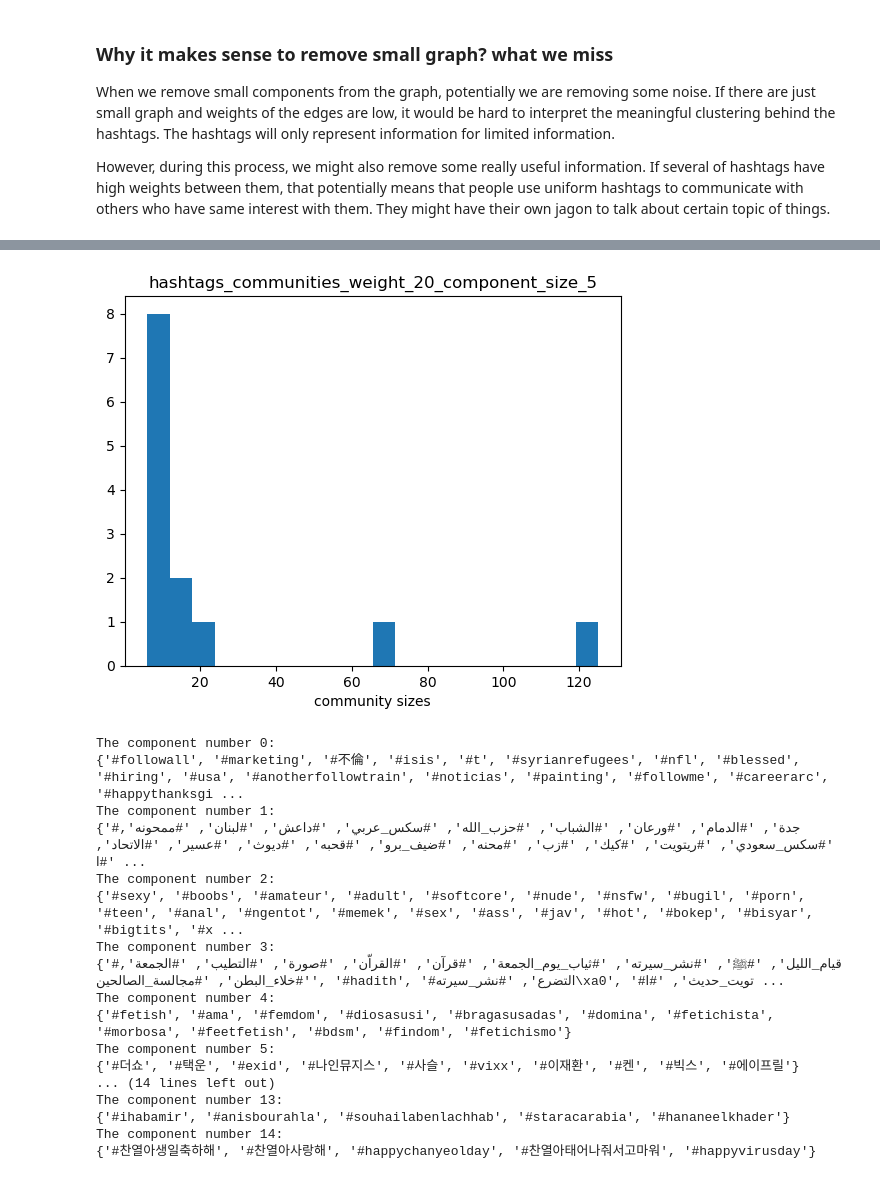
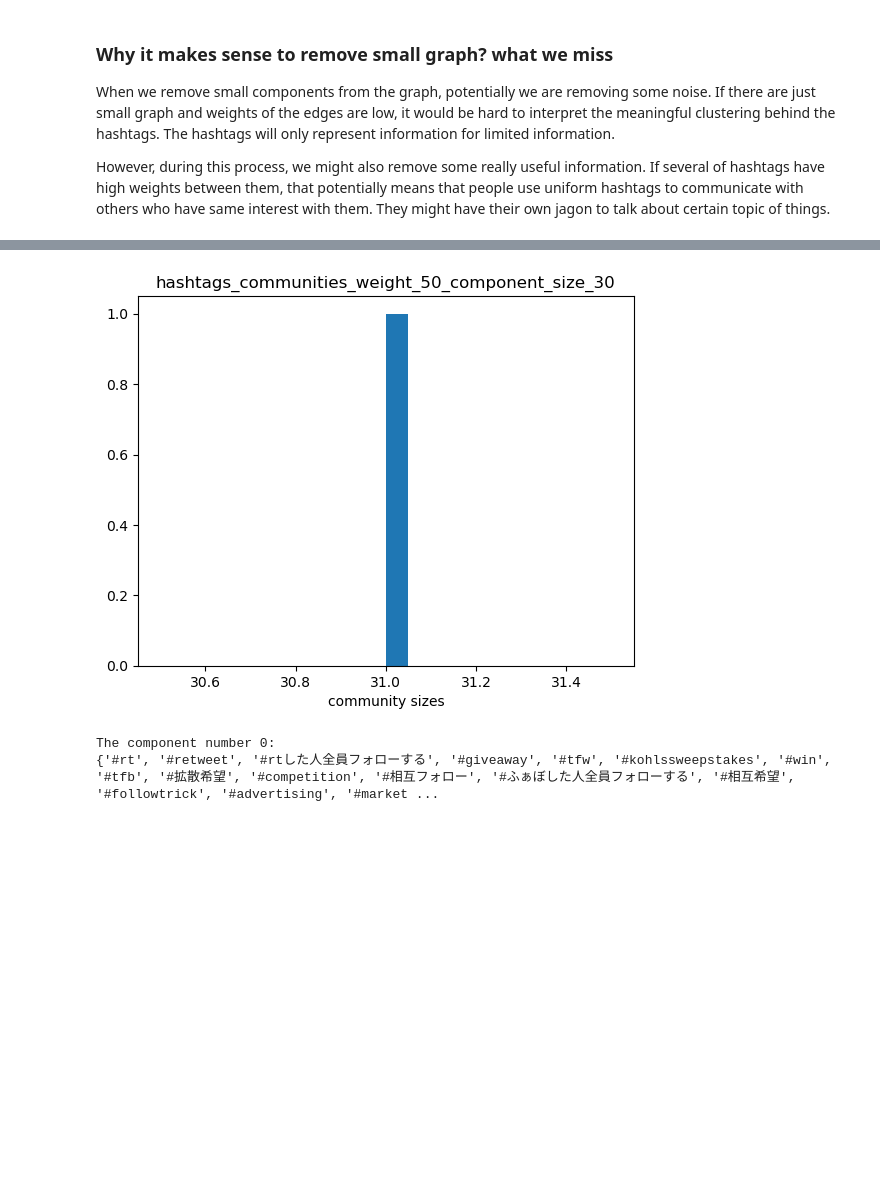
Before and after one commit to yilewang/dynamical_net_sys_class, a Jupyter notebook: lab5/lab5_yxw190015.ipynb, the cells around one changed output, grey strips where cells are left out. Drawn from its saved outputs; the diff is of its cells as text; code cells hidden in the pictures; blank space fills up the shorter version.

```diff
--- a/lab5/lab5_yxw190015.ipynb
+++ b/lab5/lab5_yxw190015.ipynb
@@ -281,7 +281,7 @@ When we remove small components from the graph, potentially we are removing some
 However, during this process, we might also remove some really useful information. If several of hashtags have high weights between them, that potentially means that people use uniform hashtags to communicate with others who have same interest with them. They might have their own jagon to talk about certain topic of things.
 # %%
 def network_w_c(G, weights=10,components=10, write=False):
-    G_new = G
+    G_new = G.copy()
     edge_weights = nx.get_edge_attributes(G_new,'weight')
     G_new.remove_edges_from((e for e, w in edge_weights.items() if w <weights))
     components_nodes = sorted(nx.connected_components(G_new), key=len, reverse=True)
@@ -373,22 +414,7 @@ The component number 2:
 # %%
-# high weight low component size
-network_w_c(G, weights=20, components=5)
+# Q4: high weight high component size
+network_w_c(G, weights=50, components=30)
 # %% [output]
-[figure, old version]
+[figure, new version]
 The component number 0:
-{'#followall', '#marketing', '#不倫', '#isis', '#t', '#syrianrefugees', '#nfl', '#blessed', '#hiring', '#usa', '#anotherfollowtrain', '#noticias', '#painting', '#followme', '#careerarc', '#happythanksgi ...
-The component number 1:
-{'#جدة', '#الدمام', '#ورعان', '#الشباب', '#حزب_الله', '#سكس_عربي', '#داعش', '#لبنان', '#ممحونه', '#سكس_سعودي', '#ريتويت', '#كيك', '#زب', '#محنه', '#ضيف_برو', '#قحبه', '#ديوث', '#عسير', '#الاتحاد', '#ا ...
-The component number 2:
-{'#sexy', '#boobs', '#amateur', '#adult', '#softcore', '#nude', '#nsfw', '#bugil', '#porn', '#teen', '#anal', '#ngentot', '#memek', '#sex', '#ass', '#jav', '#hot', '#bokep', '#bisyar', '#bigtits', '#x ...
-The component number 3:
-{'#قيام_الليل', '#ﷺ', '#نشر_سيرته', '#ثياب_يوم_الجمعة', '#قرآن', '#القراّن', '#صورة', '#التطيب', '#الجمعة', '#خلاء_البطن', '#مجالسة_الصالحين', '#hadith', '#التضرع', '#نشر_سيرته\xa0', '#تويت_حديث', '#ا ...
-The component number 4:
-{'#fetish', '#ama', '#femdom', '#diosasusi', '#bragasusadas', '#domina', '#fetichista', '#morbosa', '#feetfetish', '#bdsm', '#findom', '#fetichismo'}
-The component number 5:
-{'#더쇼', '#택운', '#exid', '#나인뮤지스', '#사슬', '#vixx', '#이재환', '#켄', '#빅스', '#에이프릴'}
-... (14 lines left out)
-The component number 13:
-{'#ihabamir', '#anisbourahla', '#souhailabenlachhab', '#staracarabia', '#hananeelkhader'}
-The component number 14:
-{'#찬열아생일축하해', '#찬열아사랑해', '#happychanyeolday', '#찬열아태어나줘서고마워', '#happyvirusday'}
+{'#rt', '#retweet', '#rtした人全員フォローする', '#giveaway', '#tfw', '#kohlssweepstakes', '#win', '#tfb', '#拡散希望', '#competition', '#相互フォロー', '#ふぁぼした人全員フォローする', '#相互希望', '#followtrick', '#advertising', '#market ...
```
Also changed, not shown: parts of 12 cells of this notebook.
